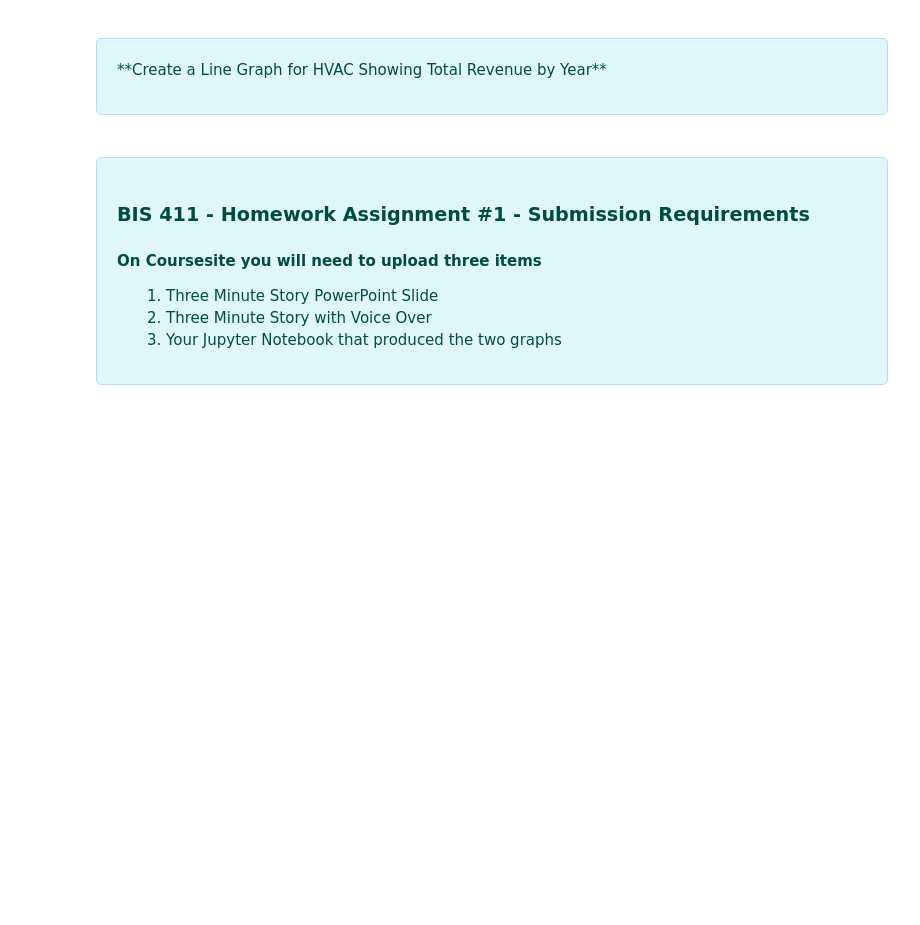
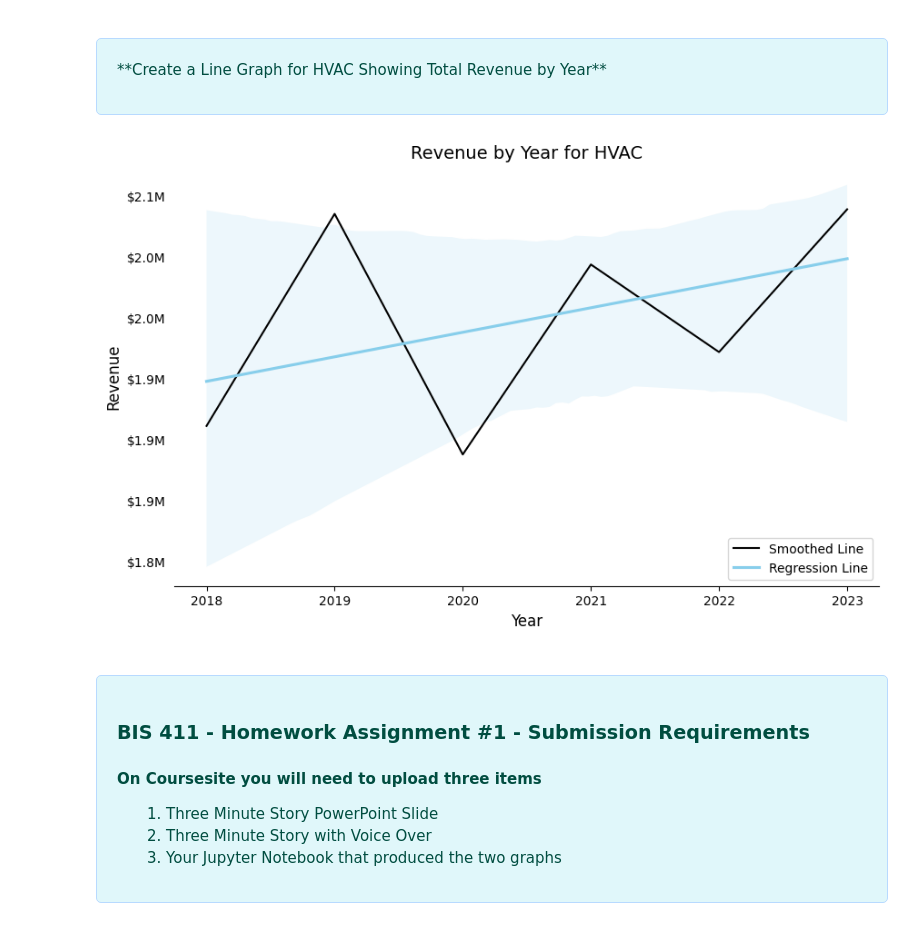
Before and after one commit to rgregs60/Python-Fall-2024-Notebooks, a Jupyter notebook: In Class Demos/Assignment #1 - Starter Notebook.ipynb, the cells around one changed output. Saved outputs shown, nothing was run; the diff lists cells and outputs as text; code cells hidden in the pictures; blank space fills up the shorter version.

```diff
--- a/In Class Demos/Assignment #1 - Starter Notebook.ipynb
+++ b/In Class Demos/Assignment #1 - Starter Notebook.ipynb
@@ -130,26 +166,63 @@ plt.show()
 <div style="background-color: #E0F7FA; color: #004D40; padding: 20px; border-radius: 5px; margin-top: 20px; border: 1px solid #b8daff;">
 <p>**Create a Line Graph for HVAC Showing Total Revenue by Year**<p>
 </div>
-# %%
-# show a line graph of the total revenue by year for the Product_Category HVAC
-
-import seaborn as sns   # importing seaborn library
-import matplotlib.pyplot as plt  # importing matplotlib library
-
-# Filter the data for the Product_Category HVAC
-Assign_1 = Assign_1[Assign_1['Product_Category'] == 'HVAC']
-
-# Set the style of the graph
-sns.set_theme(style="darkgrid")
-plt.figure(figsize=(10, 6))
-sns.set_style("darkgrid")
-
-# Create a line graph showing the sum of revenue by year
-ax = sns.lineplot(x='Year', y='Revenue', data=Assign_1, estimator=sum, errorbar=None)
-
-### You need to add the formatting and build the chart - using Copilot and Gen AI to help code and understand what is happening ###
-
-plt.show()
+# %%
+import seaborn as sns   # importing seaborn library
+import matplotlib.pyplot as plt  # importing matplotlib library
+import matplotlib.ticker as mtick  # importing ticker for formatting the y-axis
+import pandas as pd  # importing pandas library
+from statsmodels.nonparametric.smoothers_lowess import lowess  # importing lowess for smoothing
+
+# Load the data set
+Assign_1 = pd.read_excel('BIS411_grs3_lehigh_edu_Assignment1.xlsx')
+
+# Filter the data for the Product_Category HVAC
+Assign_1 = Assign_1[Assign_1['Product_Category'] == 'HVAC']
+
+# Summarize revenue by year
+revenue_by_year = Assign_1.groupby('Year')['Revenue'].sum().reset_index()
+
+# Apply lowess smoothing
+smoothed = lowess(revenue_by_year['Revenue'], revenue_by_year['Year'], frac=0.3)
+
+# Set the style of the graph
+plt.figure(figsize=(10, 6))
+
+# Plotting the smoothed line graph
+plt.plot(smoothed[:, 0], smoothed[:, 1], color='#000000', label='Smoothed Line')
+
+# Plotting the regression line
+sns.regplot(data=revenue_by_year, x='Year', y='Revenue', scatter=False, color='skyblue', label='Regression Line')
+
+# Set the face color of the axes to white
+plt.gca().set_facecolor('white')
+
+# Adding labels and title
+plt.title('Revenue by Year for HVAC', fontsize=14, color='#000000')
+plt.xlabel('Year', fontsize=12)
+plt.ylabel('Revenue', fontsize=12)
+plt.gca().yaxis.set_ticks_position('none')
+
+# Format the y-axis to display values in millions
+plt.gca().yaxis.set_major_formatter(mtick.FuncFormatter(lambda x, _: f'${x/1e6:.1f}M'))
+
+# Turn off the grid
+plt.grid(False)
+
+# turn off the border
+plt.gca().spines['top'].set_visible(False)
+plt.gca().spines['right'].set_visible(False)
+plt.gca().spines['left'].set_visible(False)
+
+# Adding legend
+plt.legend()
+plt.legend(loc='lower right')
+
+
+# Display the chart
+plt.show()
+# %% [output]
+[figure, added]
 # %% [markdown]
 <div style="background-color: #E0F7FA; color: #004D40; padding: 20px; border-radius: 5px; margin-top: 20px; border: 1px solid #b8daff;"
 >
```
Also changed, not shown: parts of 6 cells of this notebook, 2 other files.
